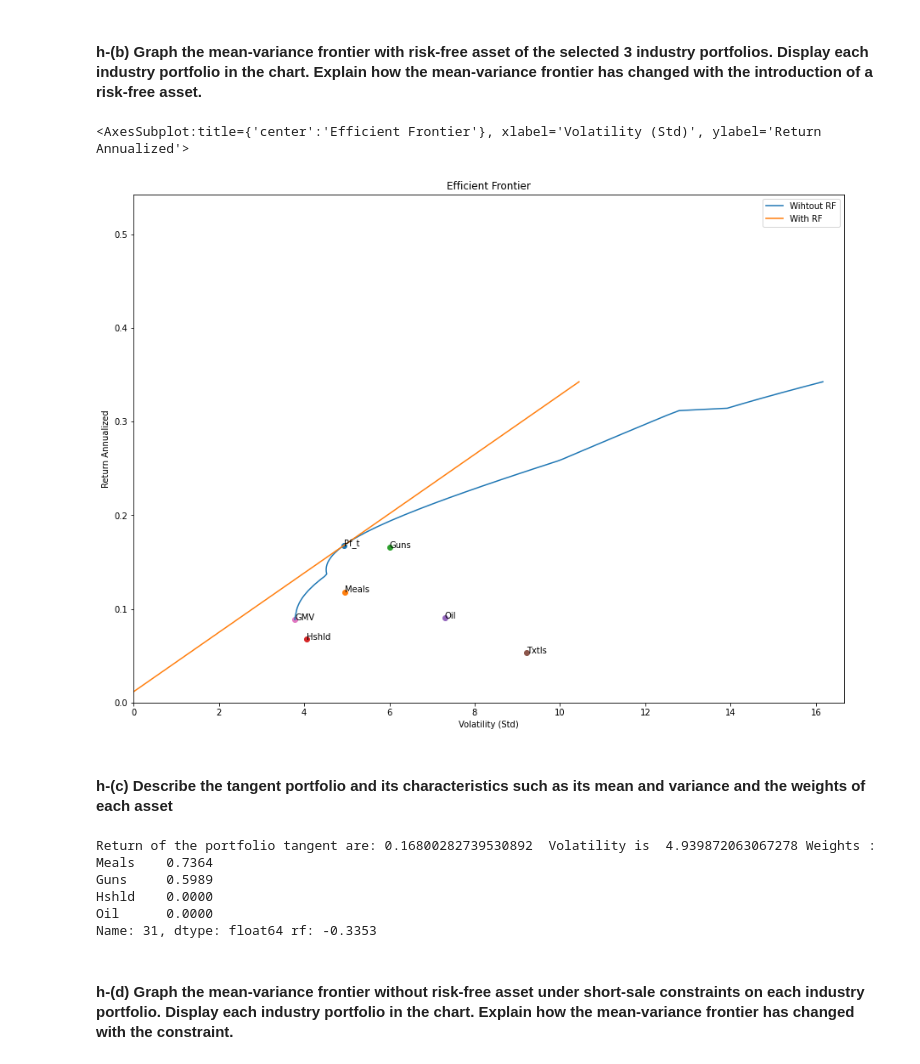
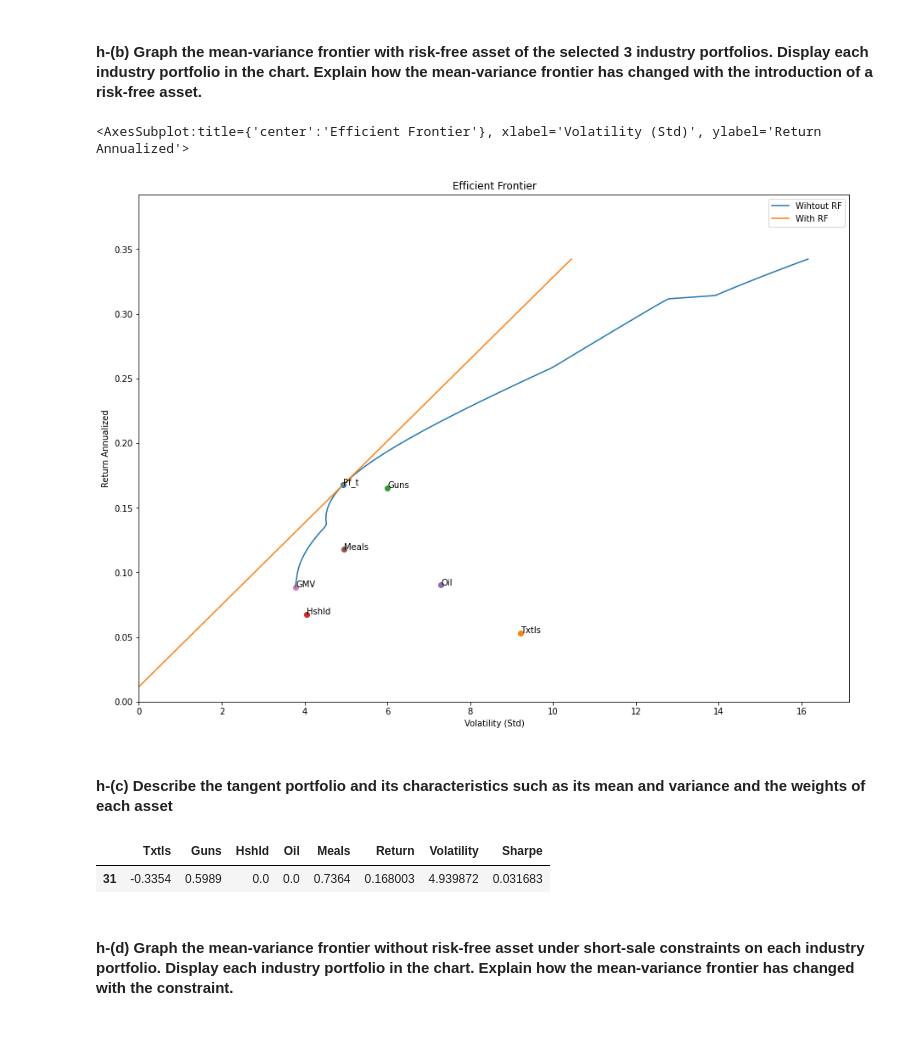
Before and after one commit to Damnsky100/Portfolio, a Jupyter notebook: Assignment_TP1.ipynb, the cells around one changed output. Drawn from its saved outputs; the diff is of its cells as text; code cells hidden in the pictures; blank space fills up the shorter version.

Commit message:
Gurobi for question1

```diff
--- a/Assignment_TP1.ipynb
+++ b/Assignment_TP1.ipynb
@@ -241,9 +169,10 @@ array([4.24080911e-01, 5.75919089e-01, 0.00000000e+00, 0.00000000e+00,
 #On peut prendre les 3 maximum weight in abs(value)
 Data_select = Data[['Txtls','Guns','Hshld','Oil','Meals']]
 
-E_return = f.annualize_rets(Data_select/100, 12)  #On a besoin des rendement annualisées comme le risk free rate est annualisé
+E_return = g.annualize_rets(Data_select/100, 12)  #On a besoin des rendement annualisées comme le risk free rate est annualisé
 E_cov = Data_select.cov() # Just for test
 Nbr_PTF = 100
+K=3
 # %% [markdown]
 #### h-(a) Graph the mean-variance frontier without risk-free asset of the selected 3 industry portfolios. vs 5
 # %%
@@ -254,34 +183,19 @@ g.plot_ef_Gurobi(E_return, E_cov, Expected_Risk_free, 3, 100, bounds = (-2,2), s
 # %% [markdown]
 #### h-(b) Graph the mean-variance frontier with risk-free asset of the selected 3 industry portfolios. Display each industry portfolio in the chart. Explain how the mean-variance frontier has changed with the introduction of a risk-free asset.
 # %%
-g.plot_ef_Gurobi(E_return, E_cov, Expected_Risk_free, 3, 100, bounds = (-2,2), show_cml=True, show_gmv=True)
+g.plot_ef_Gurobi(E_return, E_cov, Expected_Risk_free, K, Nbr_PTF, bounds = (-2,2), show_cml=True, show_gmv=True)
 # %% [output]
 <AxesSubplot:title={'center':'Efficient Frontier'}, xlabel='Volatility (Std)', ylabel='Return Annualized'>
-[figure, old version]
+[figure, new version]
 # %% [markdown]
 #### h-(c) Describe the tangent portfolio and its characteristics such as its mean and variance and the weights of each asset
 # %%
 #Trouver portefeuille maximum sharp ratio (Regler probleme de la fonction ou expliquer)
-res = g.tangent_Gurobi(E_return, E_cov, Expected_Risk_free, K = 3, Nbr_PTF = 100, bounds= (-2,2))
-
-
-#Tangent Portfolio --> maximiser le sharpe ratio
-w = res.iloc[0][0:4]
-ret = res.iloc[0][5]
-vol = res.iloc[0][6]
-rf = np.round(1 - np.sum(w), 4)
-#Print the caracteristics
-
-print("Return of the portfolio tangent are:", ret,
-      " Volatility is ", vol,
-      "Weights :", np.round(w, 4),
-      "rf:", rf)
+result = g.tangent_Gurobi(E_return, E_cov, Expected_Risk_free, K, Nbr_PTF, bounds= (-2,2))
+result
 # %% [output]
-Return of the portfolio tangent are: 0.16800282739530892  Volatility is  4.939872063067278 Weights : Meals    0.7364
-Guns     0.5989
-Hshld    0.0000
-Oil      0.0000
-Name: 31, dtype: float64 rf: -0.3353
+|  | Txtls | Guns | Hshld | Oil | Meals | Return | Volatility | Sharpe |
+| 31 | -0.3354 | 0.5989 | 0.0 | 0.0 | 0.7364 | 0.168003 | 4.939872 | 0.031683 |
 # %% [markdown]
 #### h-(d) Graph the mean-variance frontier without risk-free asset under short-sale constraints on each industry portfolio. Display each industry portfolio in the chart. Explain how the mean-variance frontier has changed with the constraint.
 # %%
```
Also changed, not shown: parts of 31 cells of this notebook, 2 other files.
